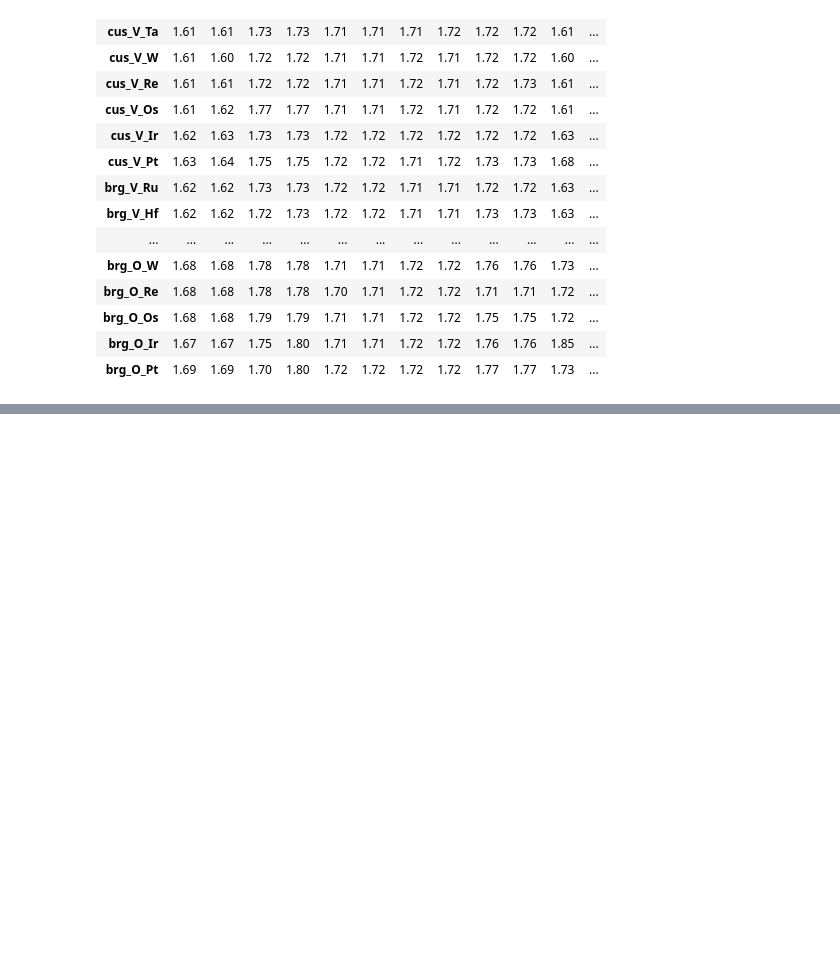
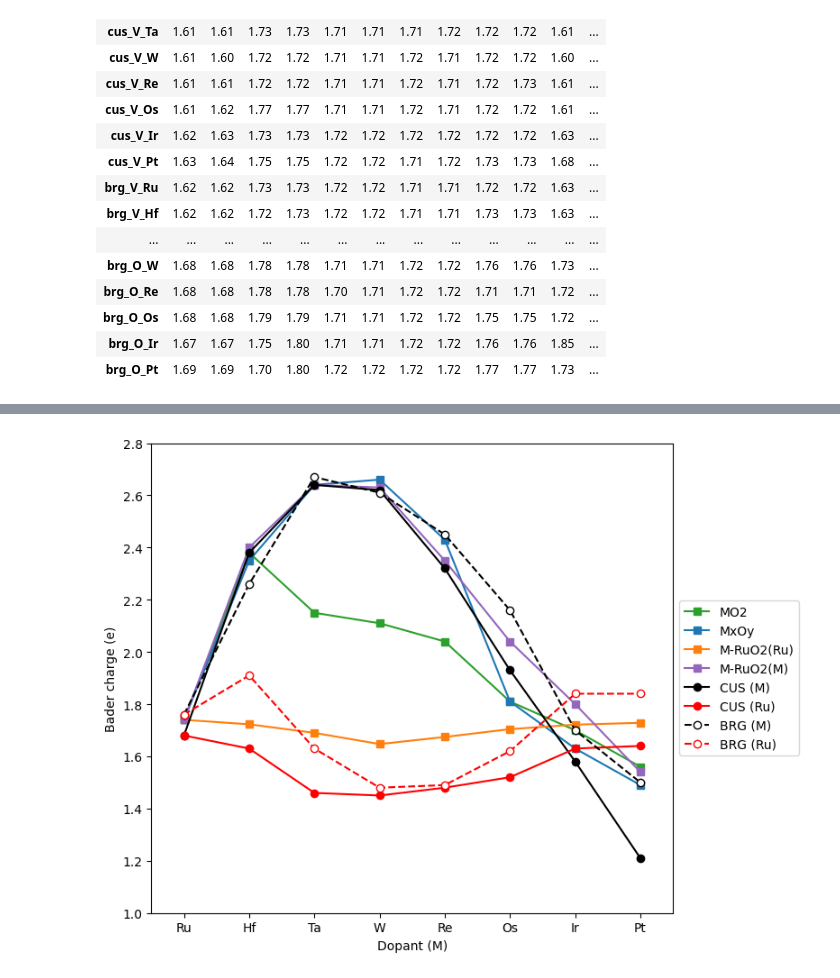
Before and after one commit to jhyeonjung97/tools, a Jupyter notebook: ruo2/icohp2.ipynb, the cells around one changed output, grey strips where cells are left out. Cells and saved outputs as stored; diff of their text form; code cells hidden in the pictures; blank space fills up the shorter version.

```diff
--- a/ruo2/icohp2.ipynb
+++ b/ruo2/icohp2.ipynb
@@ -176,0 +176,26 @@ data
+# %%
+plt.figure(figsize=(8,6))
+
+plt.plot(elements, data['MO2'][0:8], linestyle='-', marker='s', label='MO2', color='tab:green')
+plt.plot(elements, data['MxOy'][0:8], linestyle='-', marker='s', label='MxOy', color='tab:blue')
+plt.plot(elements, data['M-RuO2(Ru)'][0:8], linestyle='-', marker='s', label='M-RuO2(Ru)', color='tab:orange')
+plt.plot(elements, data['M-RuO2(M)'][0:8], linestyle='-', marker='s', label='M-RuO2(M)', color='tab:purple')
+plt.plot(elements, data[15][0:8], linestyle='-', marker='o', label='CUS (M)', color='black')
+plt.plot(elements, data[14][0:8], linestyle='-', marker='o', label='CUS (Ru)', color='red')
+plt.plot(elements, data[15][8:16], linestyle='--', marker='o', label='BRG (M)', color='black', markerfacecolor='white')
+plt.plot(elements, data[12][8:16], linestyle='--', marker='o', label='BRG (Ru)', color='red', markerfacecolor='white')
+
+plt.xlabel('Dopant (M)')
+plt.ylabel('Bader charge (e)')
+plt.ylim(1.0, 2.8)
+
+plt.xlim(-0.5, 7.5)
+plt.xticks(range(len(elements)), elements)
+plt.legend(loc='center left', bbox_to_anchor=(1, 0.5))
+
+plt.savefig(f'{root}/figures/bader_charge_per_atom2.png', dpi=dpi, transparent=True, bbox_inches='tight')
+plt.tight_layout()
+plt.show()
+plt.close()
+# %% [output]
+[figure, added]
```
Also changed, not shown: parts of 3 cells of this notebook, 2 other files.
